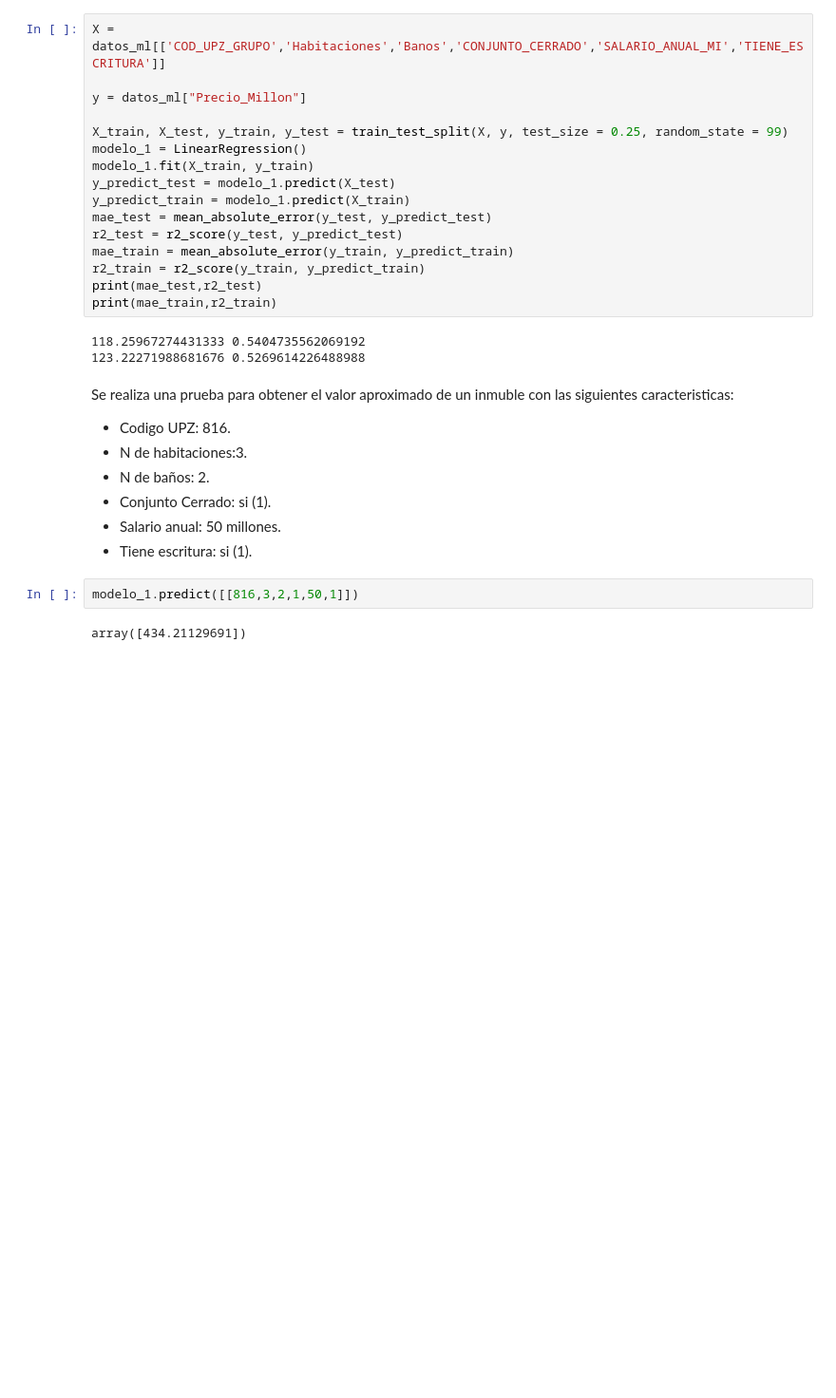
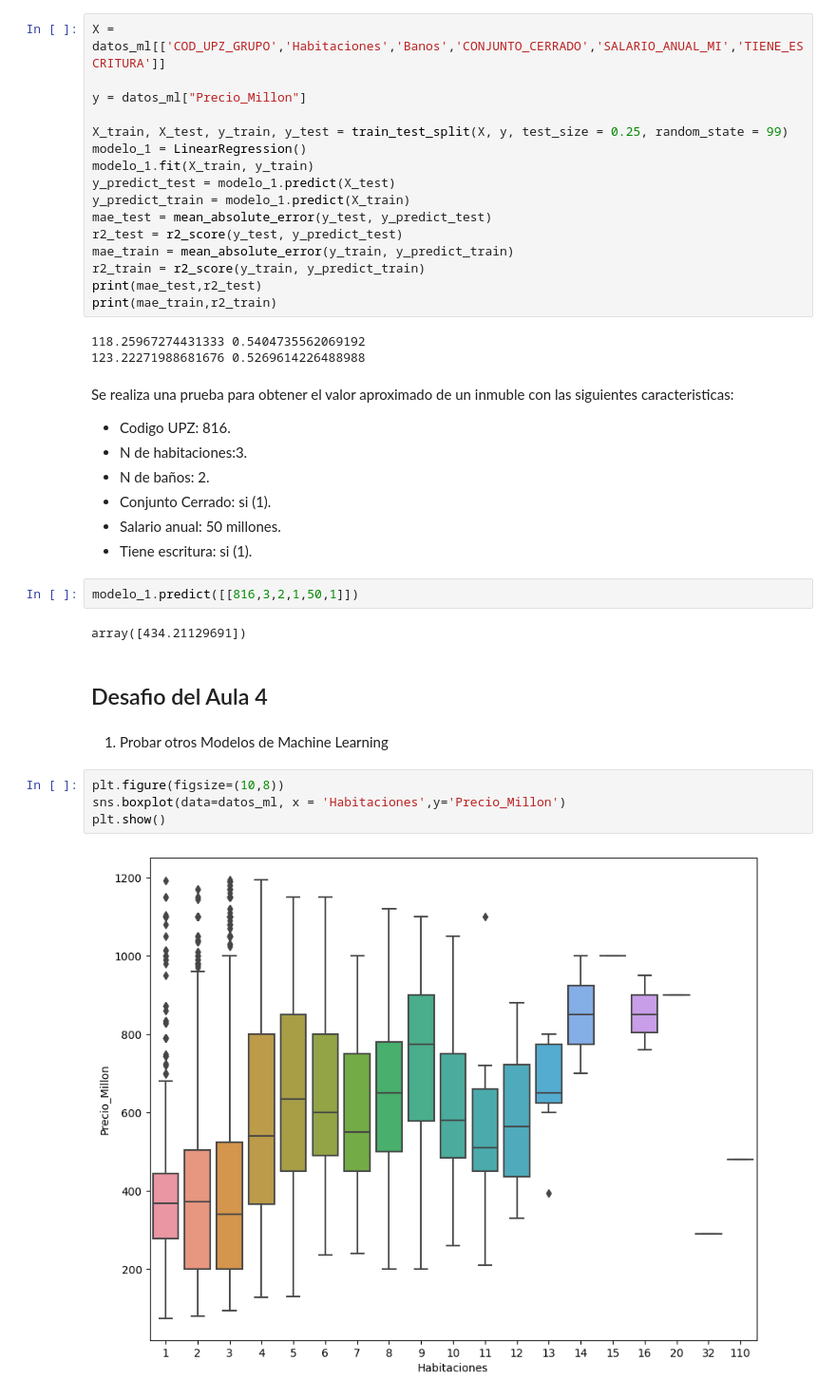
Before and after one commit to Jesalom/InmersionDeDatos, a Jupyter notebook: INMERSION_DATOS_PROYECTO_FINAL.ipynb, the cells around one changed output. Shown at 95% size. Cells and saved outputs as stored; diff of their text form; blank space fills up the shorter version.

Commit message:
Análisis del desafío del Aula 4

```diff
--- a/INMERSION_DATOS_PROYECTO_FINAL.ipynb
+++ b/INMERSION_DATOS_PROYECTO_FINAL.ipynb
@@ -1309,3 +1318,13 @@ Se realiza una prueba para obtener el valor aproximado de un inmuble con las sig
 modelo_1.predict([[816,3,2,1,50,1]])
 # %% [output]
 array([434.21129691])
+# %% [markdown]
+## Desafio del Aula 4
+# %% [markdown]
+1. Probar otros Modelos de Machine Learning
+# %%
+plt.figure(figsize=(10,8))
+sns.boxplot(data=datos_ml, x = 'Habitaciones',y='Precio_Millon')
+plt.show()
+# %% [output]
+[figure, added]
```
Also changed, not shown: parts of 22 cells of this notebook.
